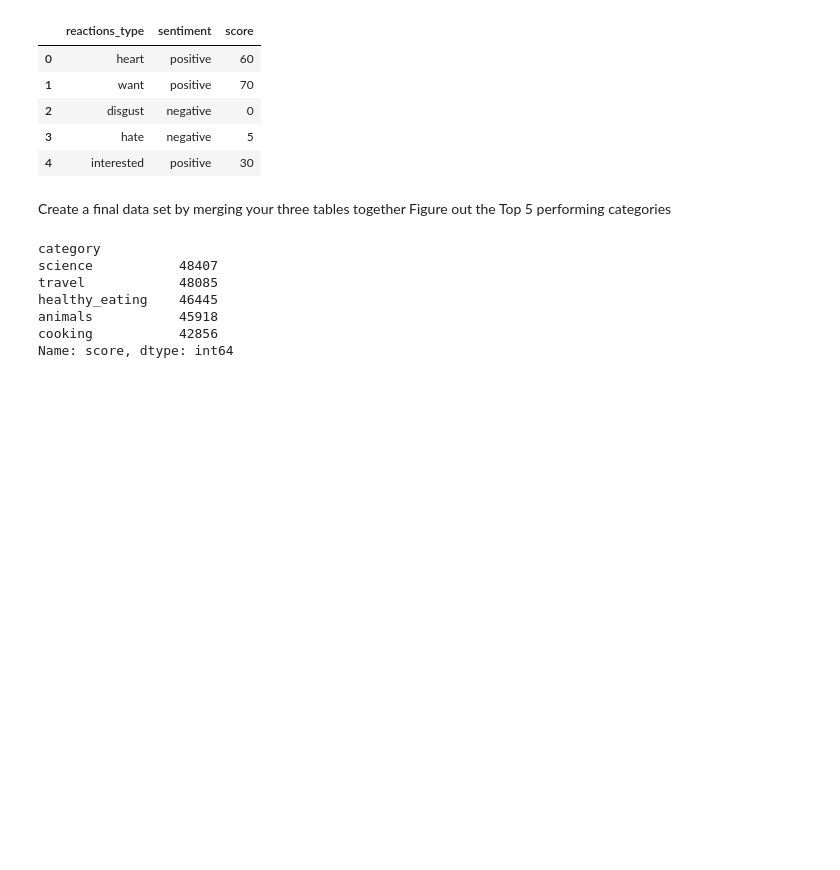
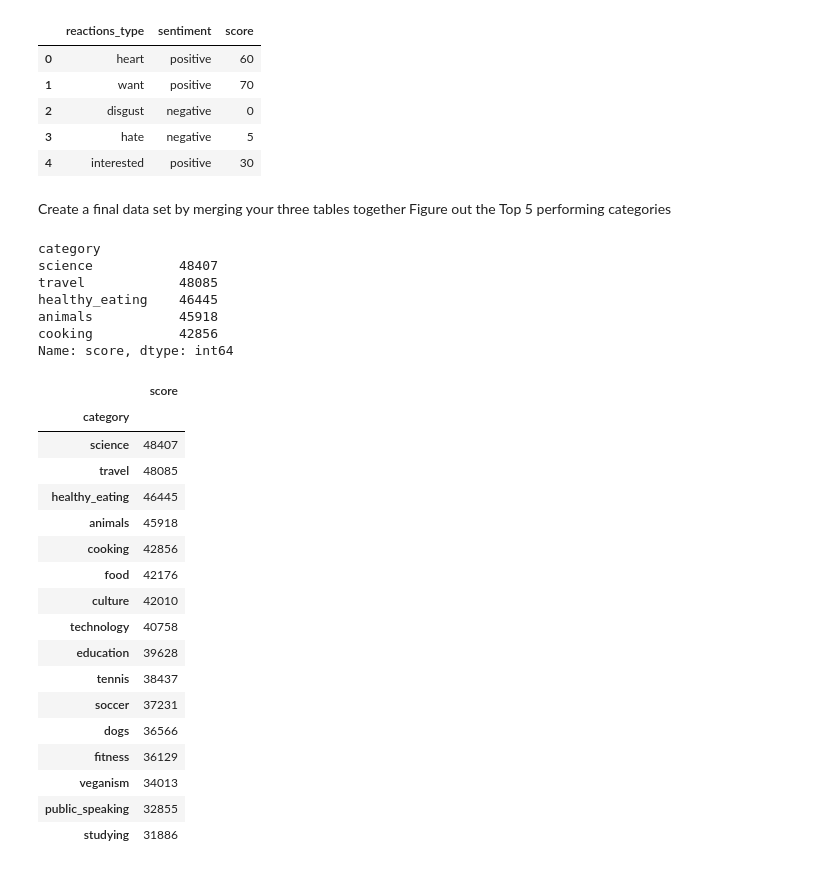
Before and after one commit to sarah-zhan/accenture_project1, a Jupyter notebook: main.ipynb, the cells around one changed output. Cells and saved outputs as stored; diff of their text form; code cells hidden in the pictures; blank space fills up the shorter version.

```diff
--- a/main.ipynb
+++ b/main.ipynb
@@ -169,3 +171,26 @@ with pd.ExcelWriter("final.xlsx", engine="openpyxl") as writer:
     join_table.to_excel(writer, sheet_name="join_table", index=False)
     #save the top 5 category
     grouped.head().to_excel(writer, sheet_name="top5")
+# %%
+# change to dataframe
+grouped = pd.DataFrame(grouped)
+grouped
+# %% [output]
+|  | score |
+| category |  |
+| science | 48407 |
+| travel | 48085 |
+| healthy_eating | 46445 |
+| animals | 45918 |
+| cooking | 42856 |
+| food | 42176 |
+| culture | 42010 |
+| technology | 40758 |
+| education | 39628 |
+| tennis | 38437 |
+| soccer | 37231 |
+| dogs | 36566 |
+| fitness | 36129 |
+| veganism | 34013 |
+| public_speaking | 32855 |
+| studying | 31886 |
```
Also changed, not shown: parts of 6 cells of this notebook, 1 other file.
